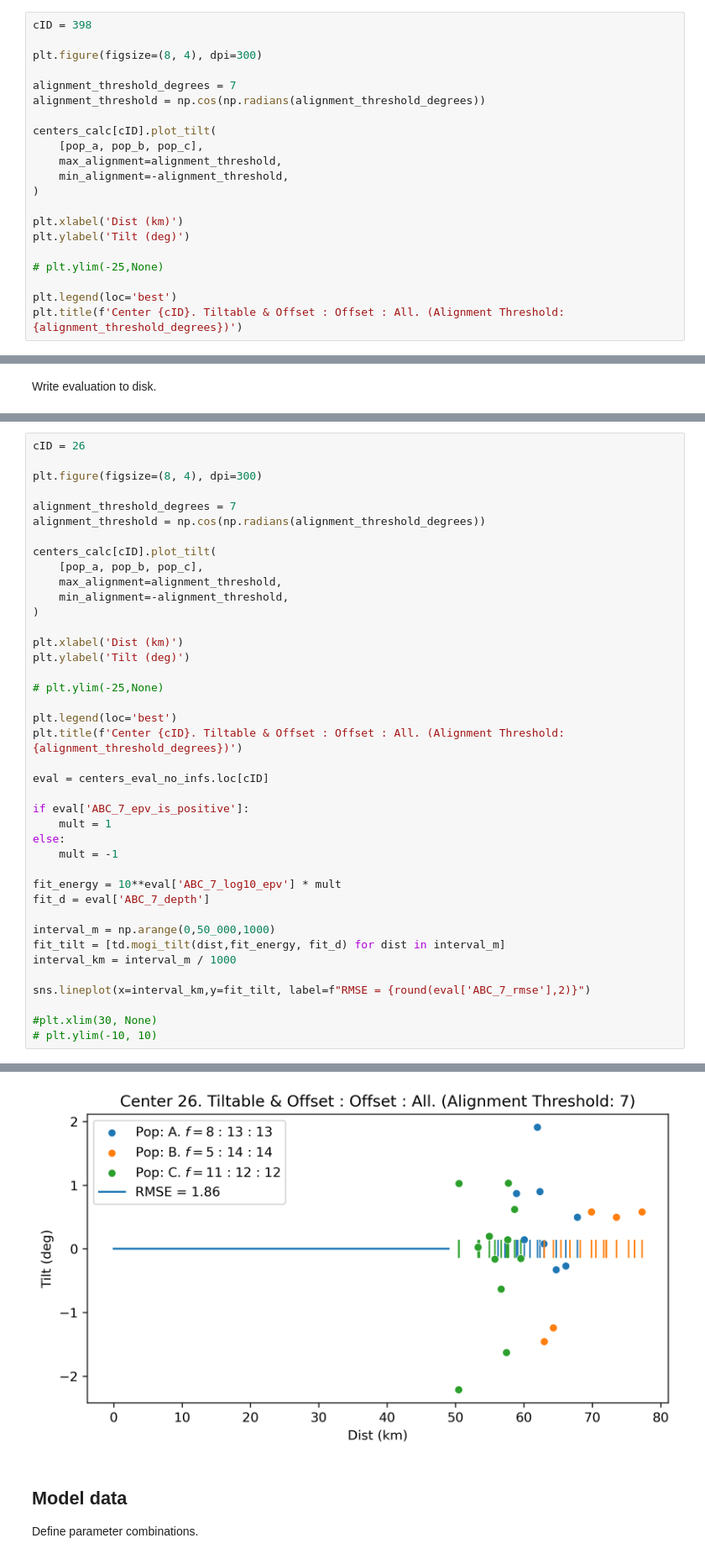
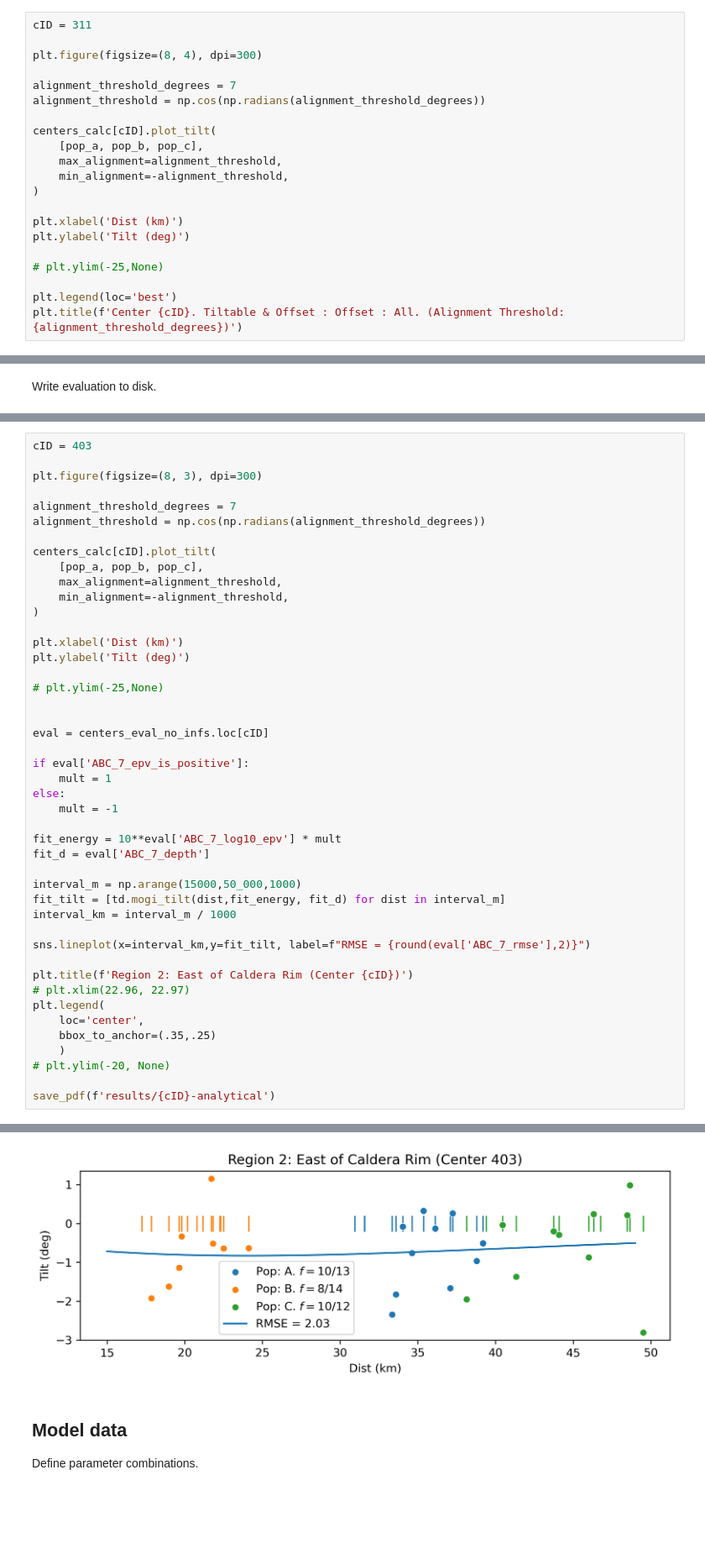
Before and after one commit to hernypeterson/thesis, a Jupyter notebook: code_with_import.ipynb, the cells around one changed output, grey strips where cells are left out. Shown at 84% size. Saved outputs shown, nothing was run; the diff lists cells and outputs as text; blank space fills up the shorter version.

```diff
--- a/code_with_import.ipynb
+++ b/code_with_import.ipynb
@@ -126,7 +124,7 @@ centers_calc = {
     for cID in cIDs
 }
 # %%
-cID = 398
+cID = 311
 
 plt.figure(figsize=(8, 4), dpi=300)
 
@@ -193,9 +191,9 @@ centers_eval_no_infs.to_csv(
     index_label='cID'
 )
 # %%
-cID = 26
+cID = 403
 
-plt.figure(figsize=(8, 4), dpi=300)
+plt.figure(figsize=(8, 3), dpi=300)
 
 alignment_threshold_degrees = 7
 alignment_threshold = np.cos(np.radians(alignment_threshold_degrees))
@@ -211,8 +209,6 @@ plt.ylabel('Tilt (deg)')
 
 # plt.ylim(-25,None)
 
-plt.legend(loc='best')
-plt.title(f'Center {cID}. Tiltable & Offset : Offset : All. (Alignment Threshold: {alignment_threshold_degrees})')
 
 eval = centers_eval_no_infs.loc[cID]
 
@@ -224,12 +220,19 @@ else:
 fit_energy = 10**eval['ABC_7_log10_epv'] * mult
 fit_d = eval['ABC_7_depth']
 
-interval_m = np.arange(0,50_000,1000)
+interval_m = np.arange(15000,50_000,1000)
 fit_tilt = [td.mogi_tilt(dist,fit_energy, fit_d) for dist in interval_m]
 interval_km = interval_m / 1000
 
 sns.lineplot(x=interval_km,y=fit_tilt, label=f"RMSE = {round(eval['ABC_7_rmse'],2)}")
 
-#plt.xlim(30, None)
-# plt.ylim(-10, 10)
+plt.title(f'Region 2: East of Caldera Rim (Center {cID})')
+# plt.xlim(22.96, 22.97)
+plt.legend(
+    loc='center',
+    bbox_to_anchor=(.35,.25)
+    )
+# plt.ylim(-20, None)
+
+save_pdf(f'results/{cID}-analytical')
 # %% [output]
@@ -237,4 +239,4 @@ sns.lineplot(x=interval_km,y=fit_tilt, label=f"RMSE = {round(eval['ABC_7_rmse'],
-[figure, old version]
+[figure, new version]
 # %% [markdown]
 ## Model data
 
```
Also changed, not shown: parts of 4 cells of this notebook, 5 other files.
